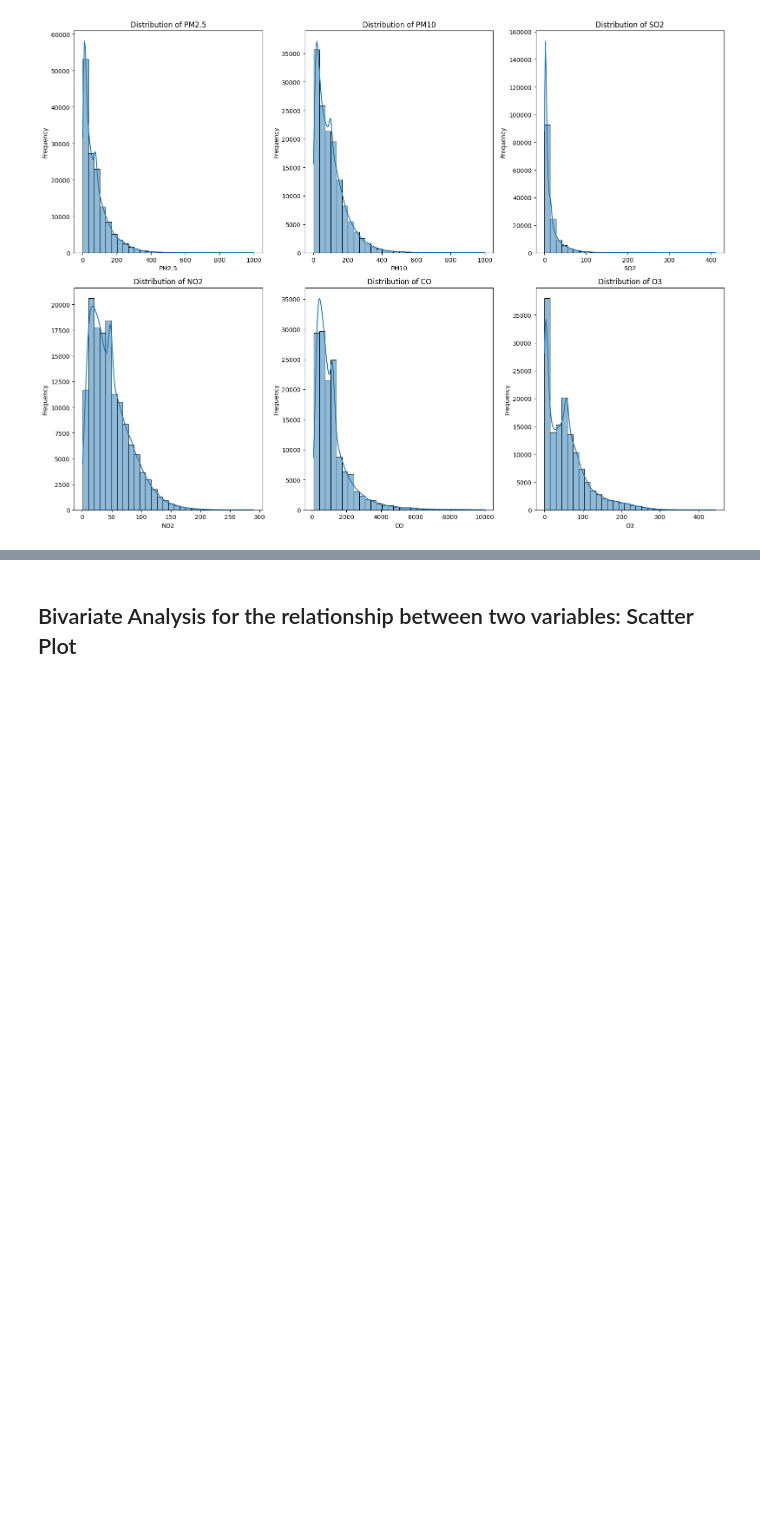
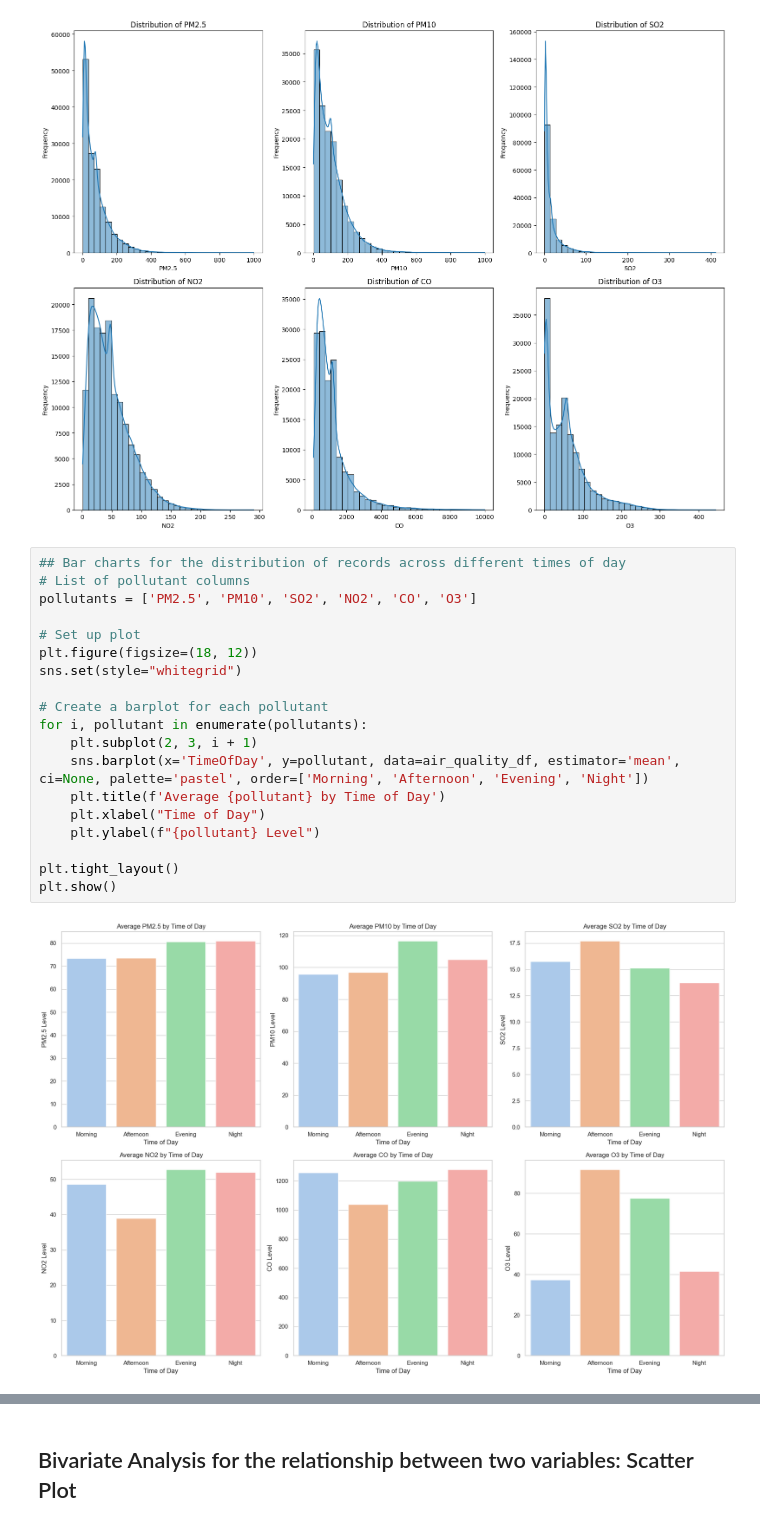
Before and after one commit to himshisehi/CMP7005_Programming-_for_Data_Analysis, a Jupyter notebook: st20317251_CMP7005_PRAC1.ipynb, the cells around one changed output, grey strips where cells are left out. Drawn from its saved outputs; the diff is of its cells as text; blank space fills up the shorter version.

```diff
--- a/st20317251_CMP7005_PRAC1.ipynb
+++ b/st20317251_CMP7005_PRAC1.ipynb
@@ -400,6 +400,27 @@ plt.tight_layout()  # Adjust subplots for a clean layout
 plt.show()
 # %% [output]
 [figure]
+# %%
+## Bar charts for the distribution of records across different times of day
+# List of pollutant columns
+pollutants = ['PM2.5', 'PM10', 'SO2', 'NO2', 'CO', 'O3']
+
+# Set up plot
+plt.figure(figsize=(18, 12))
+sns.set(style="whitegrid")
+
+# Create a barplot for each pollutant
+for i, pollutant in enumerate(pollutants):
+    plt.subplot(2, 3, i + 1)
+    sns.barplot(x='TimeOfDay', y=pollutant, data=air_quality_df, estimator='mean', ci=None, palette='pastel', order=['Morning', 'Afternoon', 'Evening', 'Night'])
+    plt.title(f'Average {pollutant} by Time of Day')
+    plt.xlabel("Time of Day")
+    plt.ylabel(f"{pollutant} Level")
+
+plt.tight_layout()
+plt.show()
+# %% [output]
+[figure, added]
 # %%
 ## Bar charts for the distribution of records across different times of day
 
```
Also changed, not shown: parts of 23 cells of this notebook, 1 other file.
